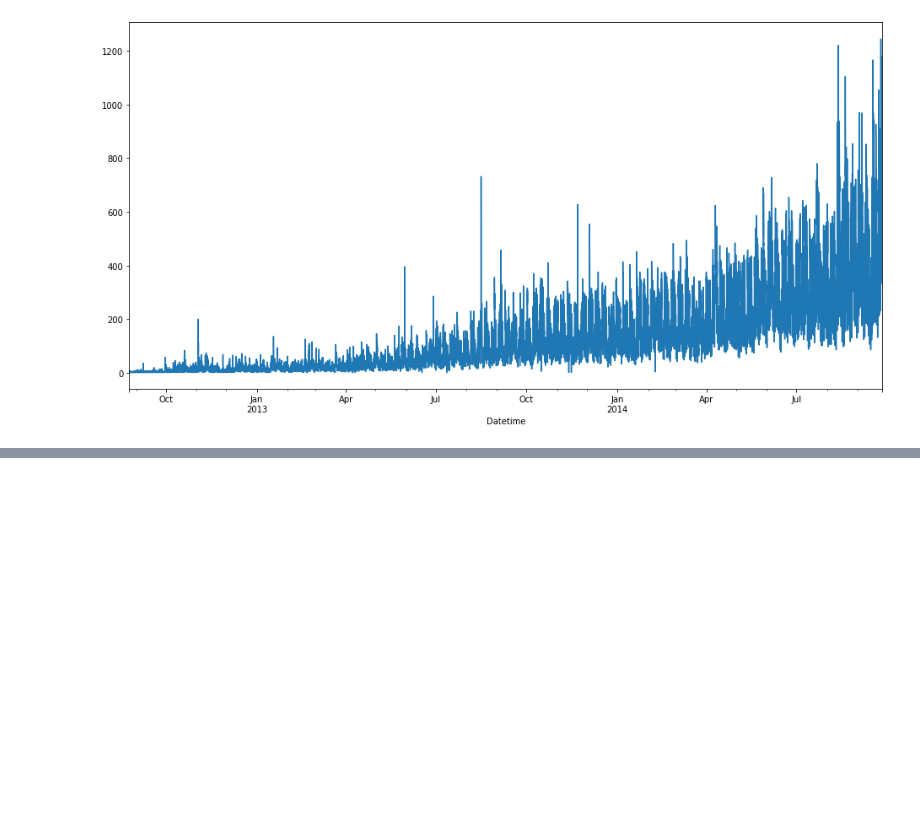
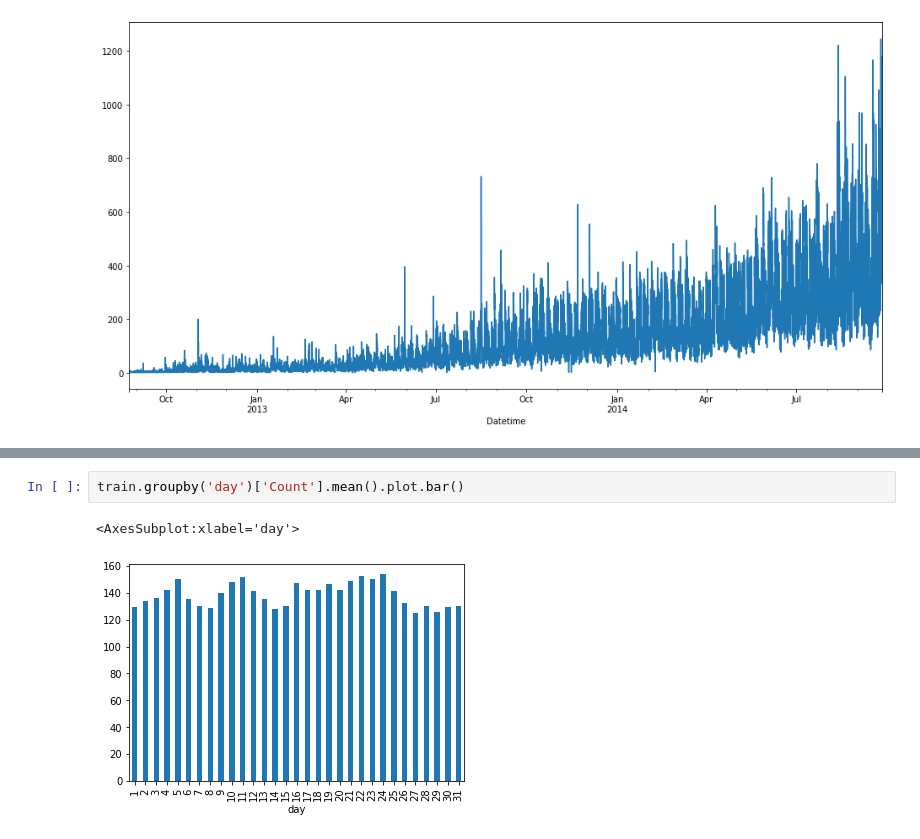
Before and after one commit to basel-ay/Transportation-Forecasting, a Jupyter notebook: Time_Series_Analysis_on_Transportation.ipynb, the cells around one changed output, grey strips where cells are left out. Drawn from its saved outputs; the diff is of its cells as text; blank space fills up the shorter version.

```diff
--- a/Time_Series_Analysis_on_Transportation.ipynb
+++ b/Time_Series_Analysis_on_Transportation.ipynb
@@ -124,0 +136,5 @@ train['Count'].plot()
+# %%
+train.groupby('day')['Count'].mean().plot.bar()
+# %% [output]
+<AxesSubplot:xlabel='day'>
+[figure, added]
```
Also changed, not shown: parts of 11 cells of this notebook.
